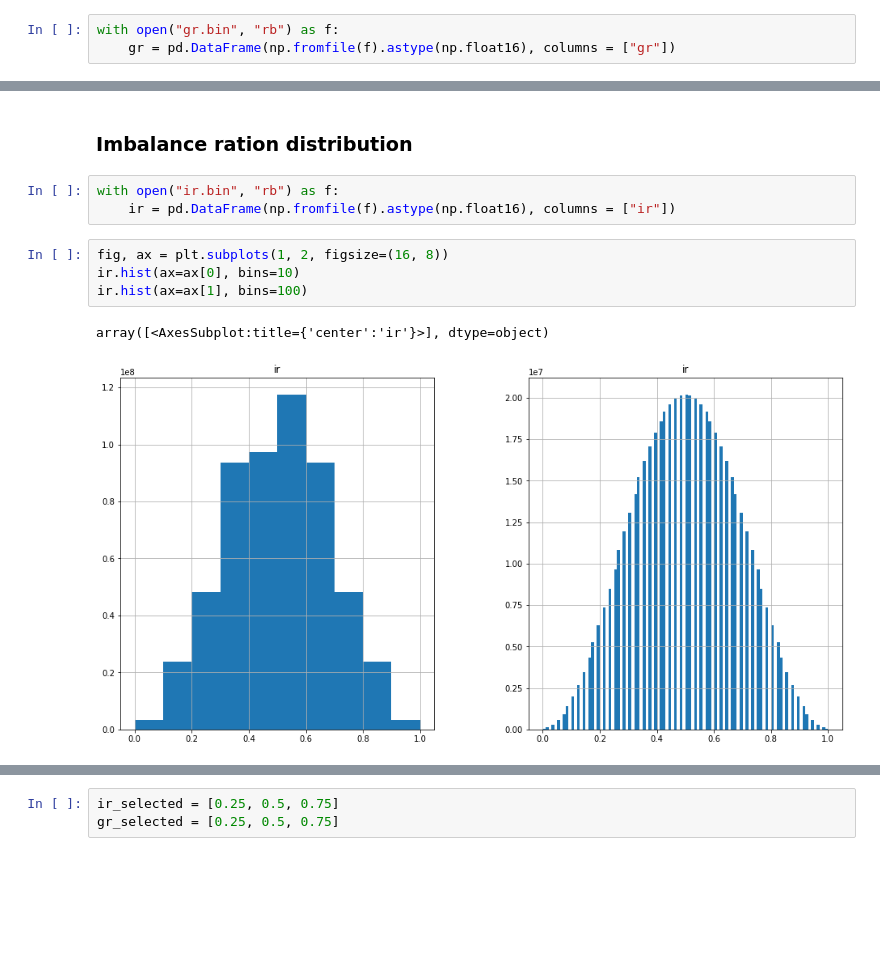
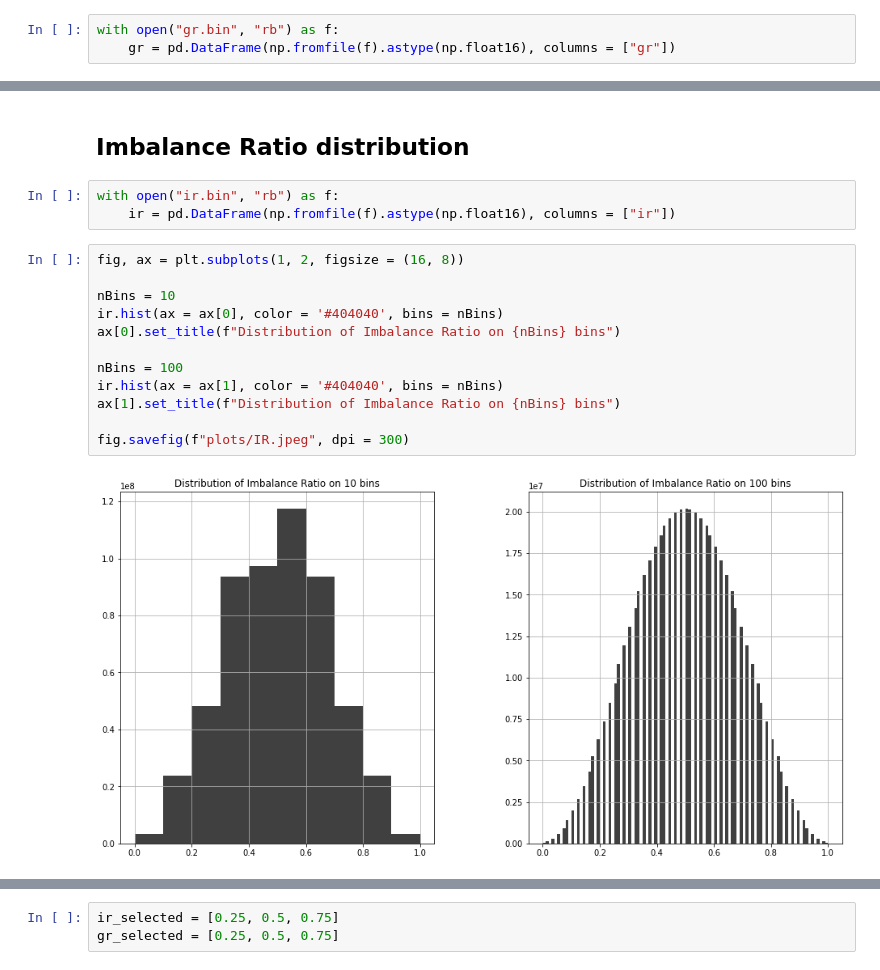
Before and after one commit to emanuelrck/Replication_analysis-of-fairness-measures, a Jupyter notebook: MainPlots.ipynb, the cells around one changed output, grey strips where cells are left out. Cells and saved outputs as stored; diff of their text form; blank space fills up the shorter version.

```diff
--- a/MainPlots.ipynb
+++ b/MainPlots.ipynb
@@ -48,12 +57,19 @@ array([<AxesSubplot:title={'center':'gr'}>], dtype=object)
 # %% [markdown]
-### Imbalance ration distribution
+## Imbalance Ratio distribution
 # %%
 with open("ir.bin", "rb") as f:
     ir = pd.DataFrame(np.fromfile(f).astype(np.float16), columns = ["ir"])
 # %%
-fig, ax = plt.subplots(1, 2, figsize=(16, 8))
-ir.hist(ax=ax[0], bins=10)
-ir.hist(ax=ax[1], bins=100)
+fig, ax = plt.subplots(1, 2, figsize = (16, 8))
+
+nBins = 10
+ir.hist(ax = ax[0], color = '#404040', bins = nBins)
+ax[0].set_title(f"Distribution of Imbalance Ratio on {nBins} bins")
+
+nBins = 100
+ir.hist(ax = ax[1], color = '#404040', bins = nBins)
+ax[1].set_title(f"Distribution of Imbalance Ratio on {nBins} bins")
+
+fig.savefig(f"plots/IR.jpeg", dpi = 300)
 # %% [output]
-array([<AxesSubplot:title={'center':'ir'}>], dtype=object)
-[figure, old version]
+[figure, new version]
```
Also changed, not shown: parts of 10 cells of this notebook, 11 other files.
